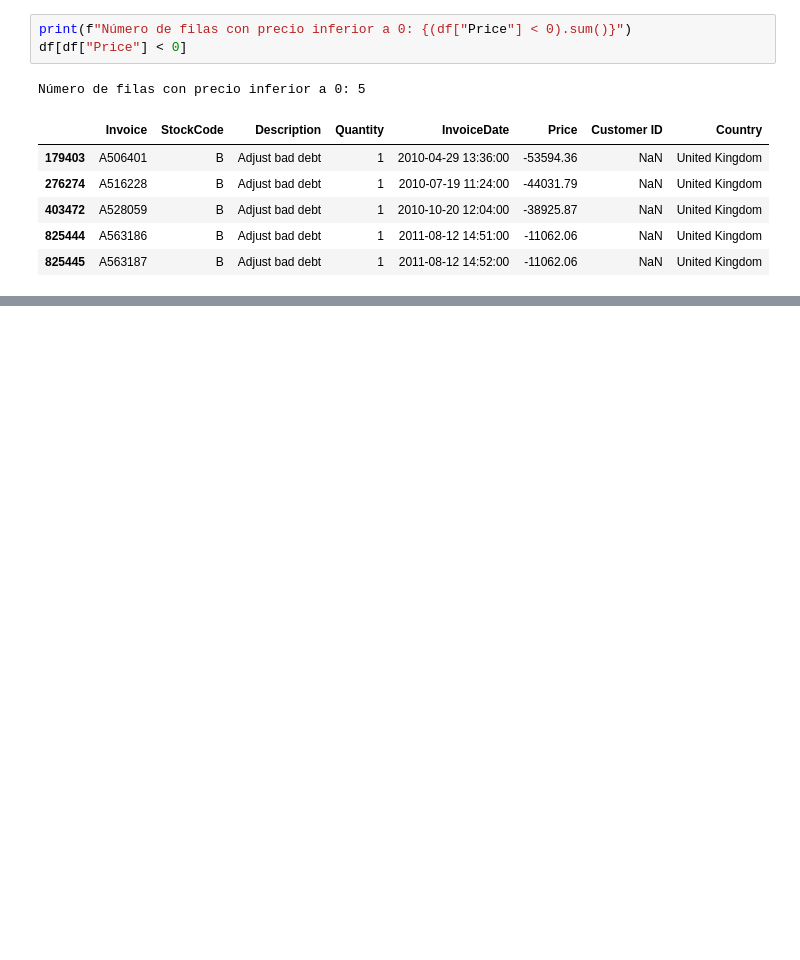
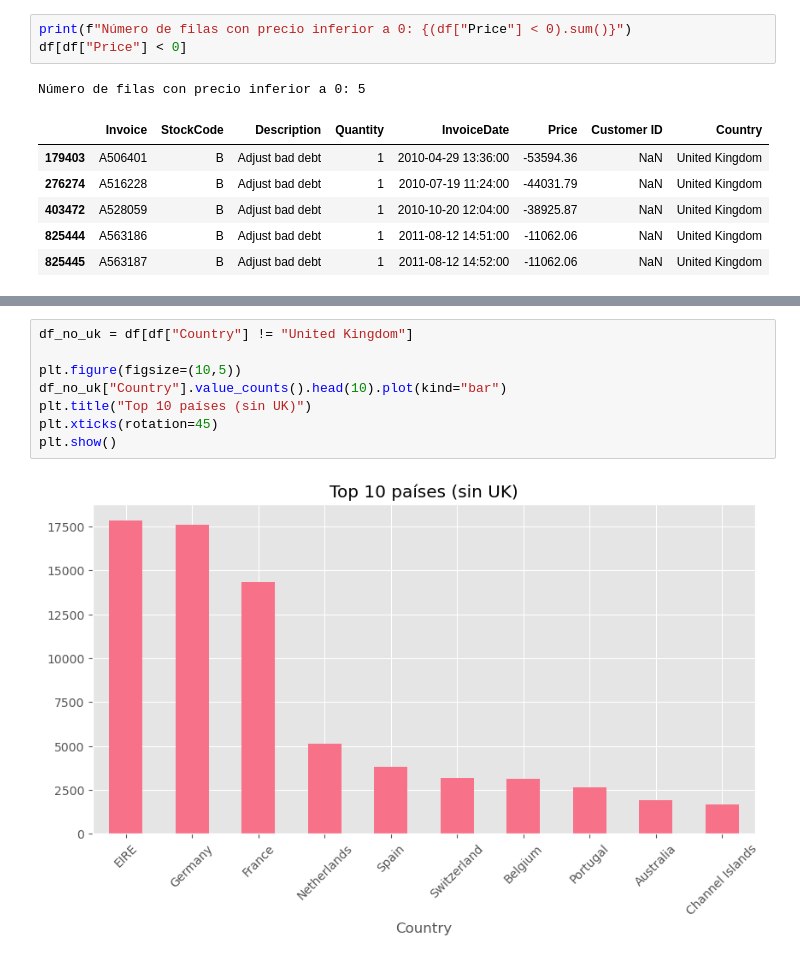
Before and after one commit to OscarFdz24/Proyecto_ML_Clientes_Oscar_Fernandez, a Jupyter notebook: EDA/Data_01_Exploration.ipynb, the cells around one changed output, grey strips where cells are left out. Drawn from its saved outputs; the diff is of its cells as text; blank space fills up the shorter version.

```diff
--- a/EDA/Data_01_Exploration.ipynb
+++ b/EDA/Data_01_Exploration.ipynb
@@ -294,0 +450,10 @@ Al ser pocas decido eliminarlas, ya que no marcan que sean una cancelacion o una
+# %%
+df_no_uk = df[df["Country"] != "United Kingdom"]
+
+plt.figure(figsize=(10,5))
+df_no_uk["Country"].value_counts().head(10).plot(kind="bar")
+plt.title("Top 10 países (sin UK)")
+plt.xticks(rotation=45)
+plt.show()
+# %% [output]
+[figure, added]
```
Also changed, not shown: parts of 20 cells of this notebook.
